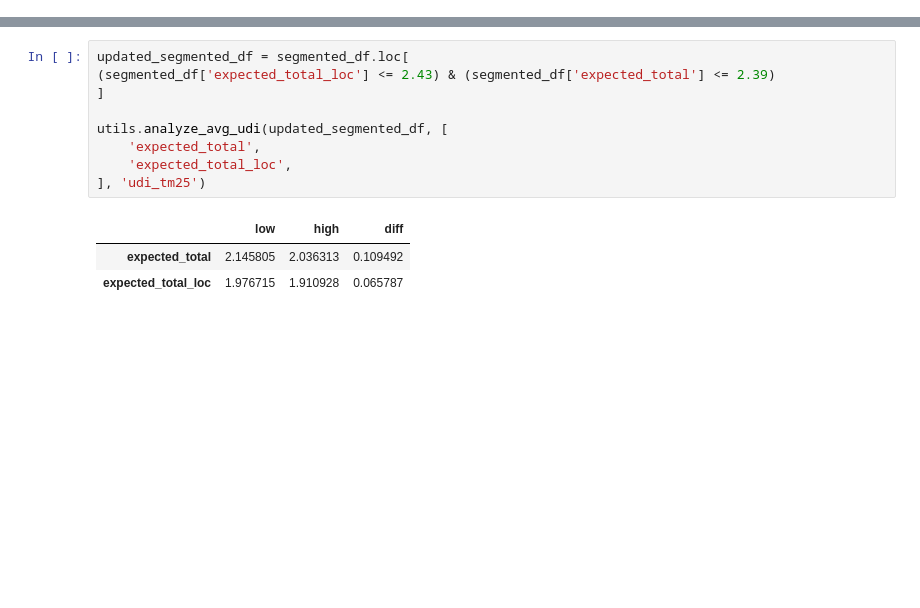
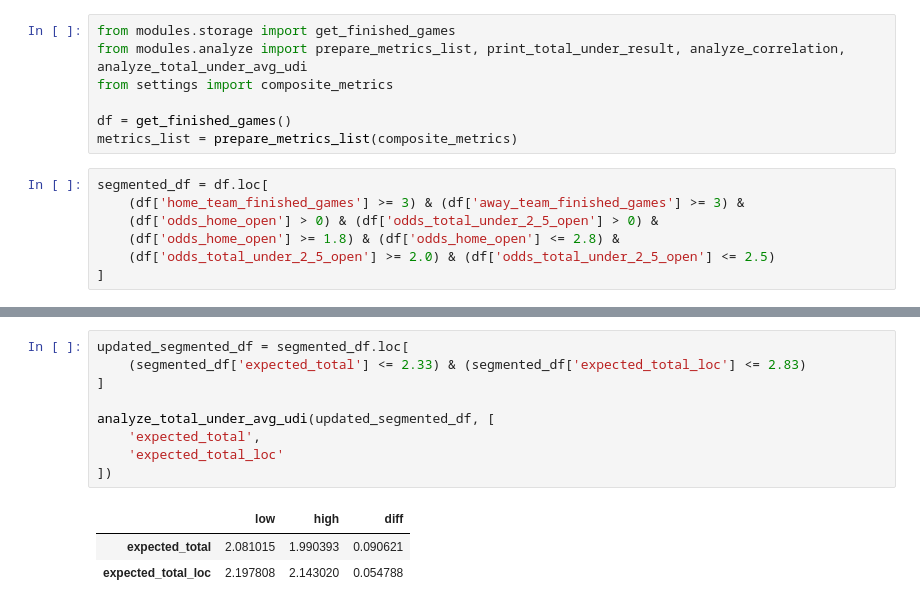
Before and after one commit to oRastor/offvariance, a Jupyter notebook: notebooks/analyze_total_under.ipynb, the cells around one changed output, grey strips where cells are left out. Drawn from its saved outputs; the diff is of its cells as text; blank space fills up the shorter version.

```diff
--- a/notebooks/analyze_total_under.ipynb
+++ b/notebooks/analyze_total_under.ipynb
@@ -53,0 +1,14 @@ utils.analyze_avg_udi(segmented_df, utils.metrics, 'udi_tm25')
+# %%
+from modules.storage import get_finished_games
+from modules.analyze import prepare_metrics_list, print_total_under_result, analyze_correlation, analyze_total_under_avg_udi
+from settings import composite_metrics
+
+df = get_finished_games()
+metrics_list = prepare_metrics_list(composite_metrics)
+# %%
+segmented_df = df.loc[
+    (df['home_team_finished_games'] >= 3) & (df['away_team_finished_games'] >= 3) &
+    (df['odds_home_open'] > 0) & (df['odds_total_under_2_5_open'] > 0) &
+    (df['odds_home_open'] >= 1.8) & (df['odds_home_open'] <= 2.8) &
+    (df['odds_total_under_2_5_open'] >= 2.0) & (df['odds_total_under_2_5_open'] <= 2.5)
+]
@@ -54,13 +42,13 @@ utils.analyze_avg_udi(segmented_df, utils.metrics, 'udi_tm25')
 # %%
 updated_segmented_df = segmented_df.loc[
-(segmented_df['expected_total_loc'] <= 2.43) & (segmented_df['expected_total'] <= 2.39)
+    (segmented_df['expected_total'] <= 2.33) & (segmented_df['expected_total_loc'] <= 2.83)
 ]
 
-utils.analyze_avg_udi(updated_segmented_df, [
+analyze_total_under_avg_udi(updated_segmented_df, [
     'expected_total',
-    'expected_total_loc',
-], 'udi_tm25')
+    'expected_total_loc'
+])
 # %% [output]
 |  | low | high | diff |
-| expected_total | 2.145805 | 2.036313 | 0.109492 |
-| expected_total_loc | 1.976715 | 1.910928 | 0.065787 |
+| expected_total | 2.081015 | 1.990393 | 0.090621 |
+| expected_total_loc | 2.197808 | 2.143020 | 0.054788 |
```
Also changed, not shown: parts of 10 cells of this notebook, 31 other files.
